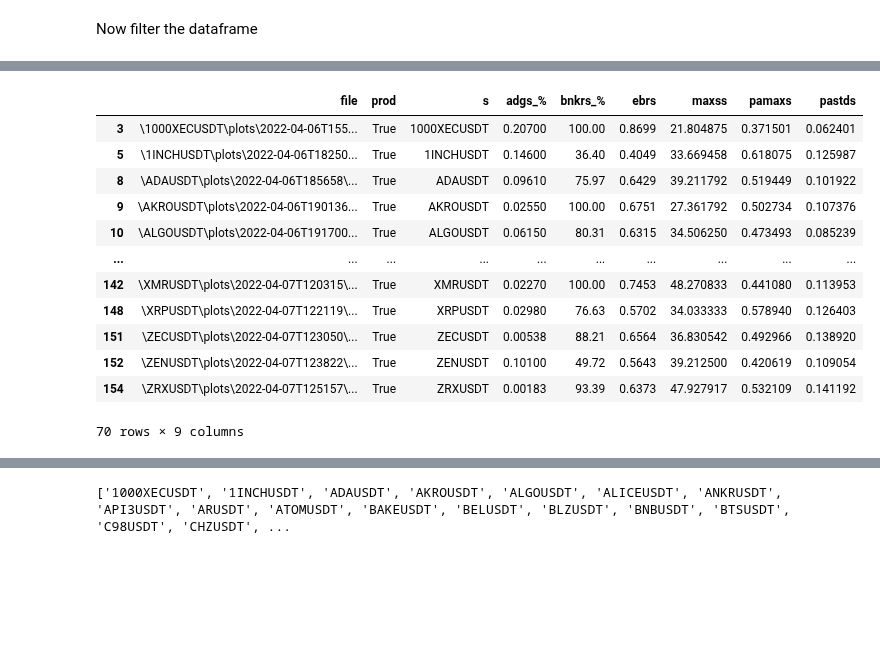
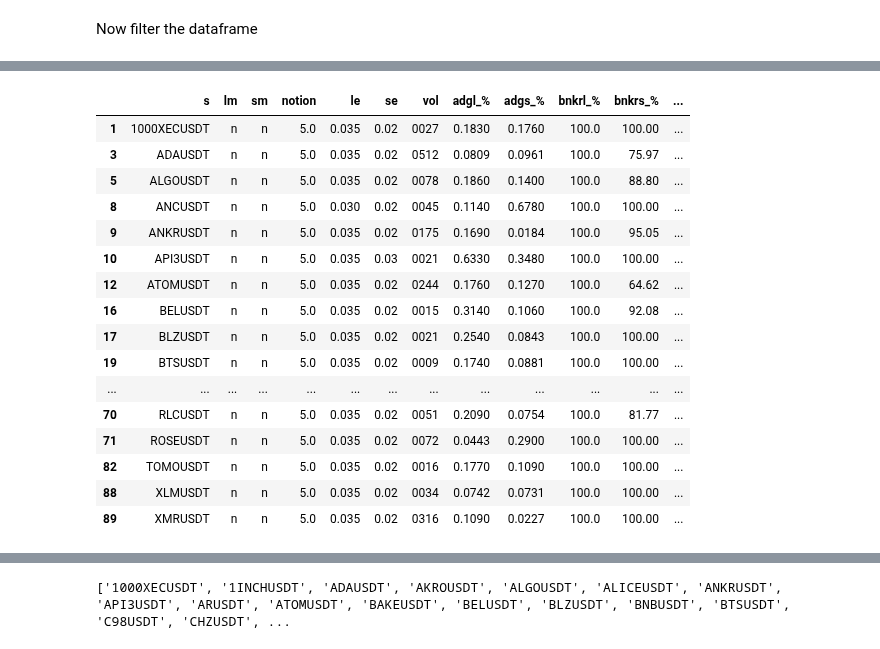
Before and after one commit to shroukkhan/passivbot, a Jupyter notebook: analyze_result_binance.ipynb, the cells around one changed output, grey strips where cells are left out. Saved outputs shown, nothing was run; the diff lists cells and outputs as text; code cells hidden in the pictures; blank space fills up the shorter version.

```diff
--- a/analyze_result_binance.ipynb
+++ b/analyze_result_binance.ipynb
@@ -165,20 +303,2 @@ big_data
 # %% [markdown]
 Now filter the dataframe
-# %%
-big_data['adgt_%'] = big_data['adgl_%'] + big_data['adgs_%']
-df = big_data[(big_data.s.isin(allowed_symbols))
-                & (big_data['prod'] == 'True')
-              # & (big_data['adgt_%'] > 0.1)
-              # & (big_data['adgl_%'] > 0.04)
-              # & (big_data['adgs_%'] > 0.04)
-              # & (big_data['bnkrl_%'] > 99.0)
-              # & (big_data['bnkrs_%'] > 99.0)
-              # & (big_data['ebrs'] > .9)
-              # #& (big_data['ebrl'] > .9)
-              # & (big_data['v'] == '5.5')
-
-    # & (big_data['tg_%'] > 10)
-    # & (big_data['ebr'] > .85)
-              ]
-#df['total_adg'] = big_data['adgl_%'] + big_data['adgs_%']
-df
@@ -198,0 +305,4 @@ df
+# %%
+#big_data['adgt_%'] = big_data['adgl_%'] + big_data['adgs_%'] if
+df = big_data[(big_data.s.isin(allowed_symbols)) ]
+df
@@ -199,9 +323,9 @@ df
 # %%
-df.drop_duplicates(
-    subset=['s', 'prod', 'tgl_%', 'tgs_%', 'adgl_%', 'adgs_%', 'adgt_%', 'bnkrl_%', 'bnkrs_%', 'ebrl', 'ebrs', 'long',
-            'short'], keep='first',
-    inplace=True)
-dx = df[['file', 'prod', 's', 'adgt_%', 'adgl_%', 'adgs_%', 'bnkrl_%', 'bnkrs_%', 'ebrl', 'ebrs', 'maxsl', 'pamaxl','pastdl',
+# df.drop_duplicates(
+#     subset=['s', 'prod', 'tgl_%', 'tgs_%', 'adgl_%', 'adgs_%', 'adgt_%', 'bnkrl_%', 'bnkrs_%', 'ebrl', 'ebrs', 'long',
+#             'short'], keep='first',
+#     inplace=True)
+dx = df[['s','lm','sm','notion','le','se','vol', 'adgl_%', 'adgs_%', 'bnkrl_%', 'bnkrs_%', 'ebrl', 'ebrs', 'maxsl', 'pamaxl','pastdl',
          'maxss', 'pamaxs','pastds' ]]
 dx
 # %% [output]
@@ -225,21 +345,21 @@ See the caveats in the documentation: https://pandas.pydata.org/pandas-docs/stab
-# %%
-ds = dx[
-   (dx['adgs_%'] > 0.00)
-  #& (dx['bnkrs_%'] == 100.00)
-]
-ds = ds[['file', 'prod', 's', 'adgs_%', 'bnkrs_%','ebrs','maxss', 'pamaxs','pastds' ]]
-ds
-# %% [output]
-|  | file | prod | s | adgs_% | bnkrs_% | ebrs | maxss | pamaxs | pastds |
-| 3 | \1000XECUSDT\plots\2022-04-06T155... | True | 1000XECUSDT | 0.20700 | 100.00 | 0.8699 | 21.804875 | 0.371501 | 0.062401 |
-| 5 | \1INCHUSDT\plots\2022-04-06T18250... | True | 1INCHUSDT | 0.14600 | 36.40 | 0.4049 | 33.669458 | 0.618075 | 0.125987 |
-| 8 | \ADAUSDT\plots\2022-04-06T185658\... | True | ADAUSDT | 0.09610 | 75.97 | 0.6429 | 39.211792 | 0.519449 | 0.101922 |
-| 9 | \AKROUSDT\plots\2022-04-06T190136... | True | AKROUSDT | 0.02550 | 100.00 | 0.6751 | 27.361792 | 0.502734 | 0.107376 |
-| 10 | \ALGOUSDT\plots\2022-04-06T191700... | True | ALGOUSDT | 0.06150 | 80.31 | 0.6315 | 34.506250 | 0.473493 | 0.085239 |
-| ... | ... | ... | ... | ... | ... | ... | ... | ... | ... |
-| 142 | \XMRUSDT\plots\2022-04-07T120315\... | True | XMRUSDT | 0.02270 | 100.00 | 0.7453 | 48.270833 | 0.441080 | 0.113953 |
-| 148 | \XRPUSDT\plots\2022-04-07T122119\... | True | XRPUSDT | 0.02980 | 76.63 | 0.5702 | 34.033333 | 0.578940 | 0.126403 |
-| 151 | \ZECUSDT\plots\2022-04-07T123050\... | True | ZECUSDT | 0.00538 | 88.21 | 0.6564 | 36.830542 | 0.492966 | 0.138920 |
-| 152 | \ZENUSDT\plots\2022-04-07T123822\... | True | ZENUSDT | 0.10100 | 49.72 | 0.5643 | 39.212500 | 0.420619 | 0.109054 |
-| 154 | \ZRXUSDT\plots\2022-04-07T125157\... | True | ZRXUSDT | 0.00183 | 93.39 | 0.6373 | 47.927917 | 0.532109 | 0.141192 |
-70 rows × 9 columns
+# %%
+ds = dx[(dx['sm'] == 'n') | (dx['sm'] == 'gs')]
+ds
+# %% [output]
+|  | s | lm | sm | notion | le | se | vol | adgl_% | adgs_% | bnkrl_% | bnkrs_% | ... |
+| 1 | 1000XECUSDT | n | n | 5.0 | 0.035 | 0.02 | 0027 | 0.1830 | 0.1760 | 100.0 | 100.00 | ... |
+| 3 | ADAUSDT | n | n | 5.0 | 0.035 | 0.02 | 0512 | 0.0809 | 0.0961 | 100.0 | 75.97 | ... |
+| 5 | ALGOUSDT | n | n | 5.0 | 0.035 | 0.02 | 0078 | 0.1860 | 0.1400 | 100.0 | 88.80 | ... |
+| 8 | ANCUSDT | n | n | 5.0 | 0.030 | 0.02 | 0045 | 0.1140 | 0.6780 | 100.0 | 100.00 | ... |
+| 9 | ANKRUSDT | n | n | 5.0 | 0.035 | 0.02 | 0175 | 0.1690 | 0.0184 | 100.0 | 95.05 | ... |
+| 10 | API3USDT | n | n | 5.0 | 0.035 | 0.03 | 0021 | 0.6330 | 0.3480 | 100.0 | 100.00 | ... |
+| 12 | ATOMUSDT | n | n | 5.0 | 0.035 | 0.02 | 0244 | 0.1760 | 0.1270 | 100.0 | 64.62 | ... |
+| 16 | BELUSDT | n | n | 5.0 | 0.035 | 0.02 | 0015 | 0.3140 | 0.1060 | 100.0 | 92.08 | ... |
+| 17 | BLZUSDT | n | n | 5.0 | 0.035 | 0.02 | 0021 | 0.2540 | 0.0843 | 100.0 | 100.00 | ... |
+| 19 | BTSUSDT | n | n | 5.0 | 0.035 | 0.02 | 0009 | 0.1740 | 0.0881 | 100.0 | 100.00 | ... |
+| ... | ... | ... | ... | ... | ... | ... | ... | ... | ... | ... | ... | ... |
+| 70 | RLCUSDT | n | n | 5.0 | 0.035 | 0.02 | 0051 | 0.2090 | 0.0754 | 100.0 | 81.77 | ... |
+| 71 | ROSEUSDT | n | n | 5.0 | 0.035 | 0.02 | 0072 | 0.0443 | 0.2900 | 100.0 | 100.00 | ... |
+| 82 | TOMOUSDT | n | n | 5.0 | 0.035 | 0.02 | 0016 | 0.1770 | 0.1090 | 100.0 | 100.00 | ... |
+| 88 | XLMUSDT | n | n | 5.0 | 0.035 | 0.02 | 0034 | 0.0742 | 0.0731 | 100.0 | 100.00 | ... |
+| 89 | XMRUSDT | n | n | 5.0 | 0.035 | 0.02 | 0316 | 0.1090 | 0.0227 | 100.0 | 100.00 | ... |
```
Also changed, not shown: parts of 15 cells of this notebook, 9 other files.
